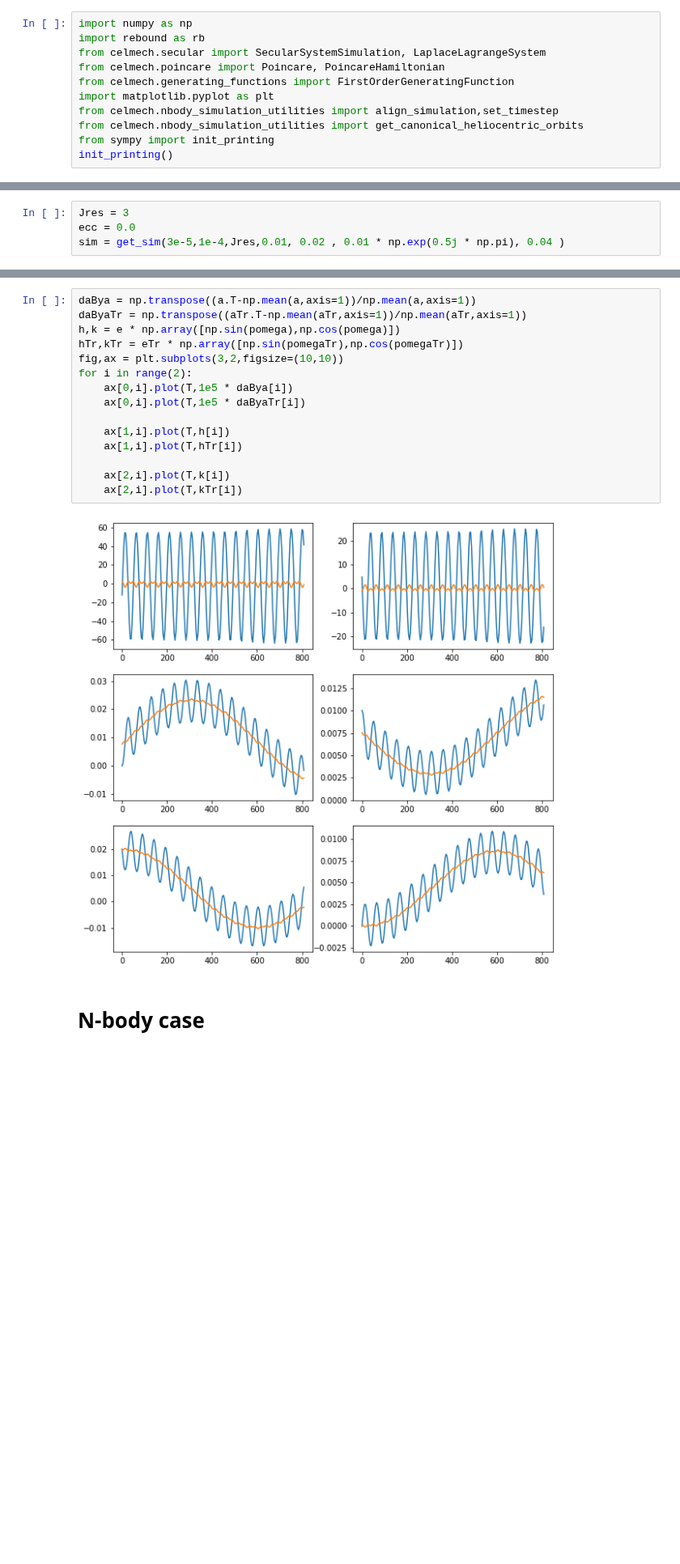
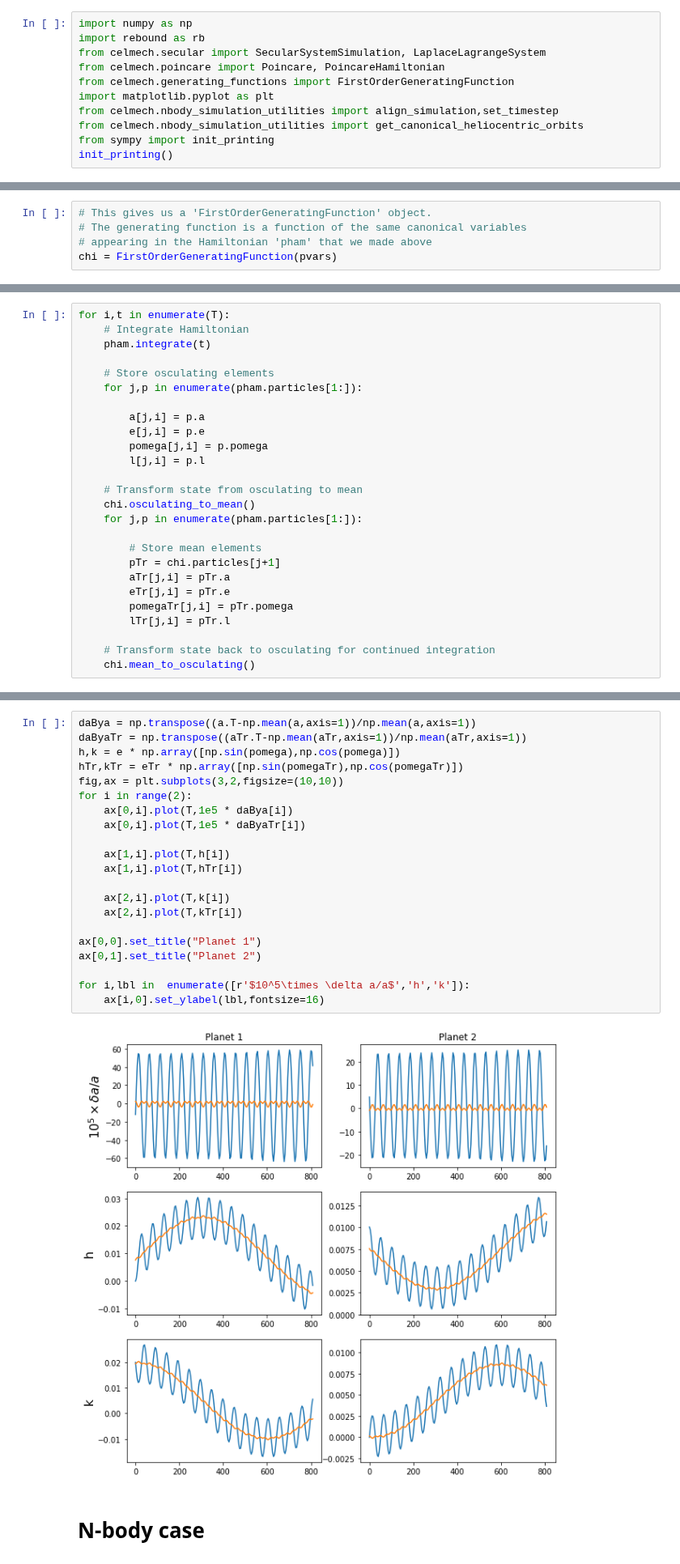
Before and after one commit to shadden/celmech, a Jupyter notebook: jupyter_examples/GeneratingFunctions.ipynb, the cells around one changed output, grey strips where cells are left out. Shown at 81% size. Cells and saved outputs as stored; diff of their text form; blank space fills up the shorter version.

Commit message:
updating generating function documentation and examples

```diff
--- a/jupyter_examples/GeneratingFunctions.ipynb
+++ b/jupyter_examples/GeneratingFunctions.ipynb
@@ -68,4 +44,0 @@ def get_sim(m1,m2,j,Delta,z1,z2,inc):
-# %%
-Jres = 3
-ecc = 0.0
-sim = get_sim(3e-5,1e-4,Jres,0.01, 0.02 , 0.01 * np.exp(0.5j * np.pi), 0.04 )
@@ -94,0 +69,5 @@ chi.H
+# %%
+# This gives us a 'FirstOrderGeneratingFunction' object.
+# The generating function is a function of the same canonical variables
+# appearing in the Hamiltonian 'pham' that we made above
+chi = FirstOrderGeneratingFunction(pvars)
@@ -123,0 +125,26 @@ for i,t in enumerate(T):
+# %%
+for i,t in enumerate(T):
+    # Integrate Hamiltonian
+    pham.integrate(t)
+
+    # Store osculating elements
+    for j,p in enumerate(pham.particles[1:]):
+
+        a[j,i] = p.a
+        e[j,i] = p.e
+        pomega[j,i] = p.pomega
+        l[j,i] = p.l
+
+    # Transform state from osculating to mean
+    chi.osculating_to_mean()
+    for j,p in enumerate(pham.particles[1:]):
+
+        # Store mean elements
+        pTr = chi.particles[j+1]
+        aTr[j,i] = pTr.a
+        eTr[j,i] = pTr.e
+        pomegaTr[j,i] = pTr.pomega
+        lTr[j,i] = pTr.l
+
+    # Transform state back to osculating for continued integration
+    chi.mean_to_osculating()
@@ -124,20 +153,26 @@ for i,t in enumerate(T):
 # %%
 daBya = np.transpose((a.T-np.mean(a,axis=1))/np.mean(a,axis=1))
 daByaTr = np.transpose((aTr.T-np.mean(aTr,axis=1))/np.mean(aTr,axis=1))
 h,k = e * np.array([np.sin(pomega),np.cos(pomega)])
 hTr,kTr = eTr * np.array([np.sin(pomegaTr),np.cos(pomegaTr)])
 fig,ax = plt.subplots(3,2,figsize=(10,10))
 for i in range(2):
     ax[0,i].plot(T,1e5 * daBya[i])
     ax[0,i].plot(T,1e5 * daByaTr[i])
 
     ax[1,i].plot(T,h[i])
     ax[1,i].plot(T,hTr[i])
 
     ax[2,i].plot(T,k[i])
     ax[2,i].plot(T,kTr[i])
+
+ax[0,0].set_title("Planet 1")
+ax[0,1].set_title("Planet 2")
+
+for i,lbl in  enumerate([r'$10^5\times \delta a/a$','h','k']):
+    ax[i,0].set_ylabel(lbl,fontsize=16)
 # %% [output]
-[figure, old version]
+[figure, new version]
 # %% [markdown]
 # N-body case
 # %%
```
Also changed, not shown: parts of 23 cells of this notebook, 2 other files.
